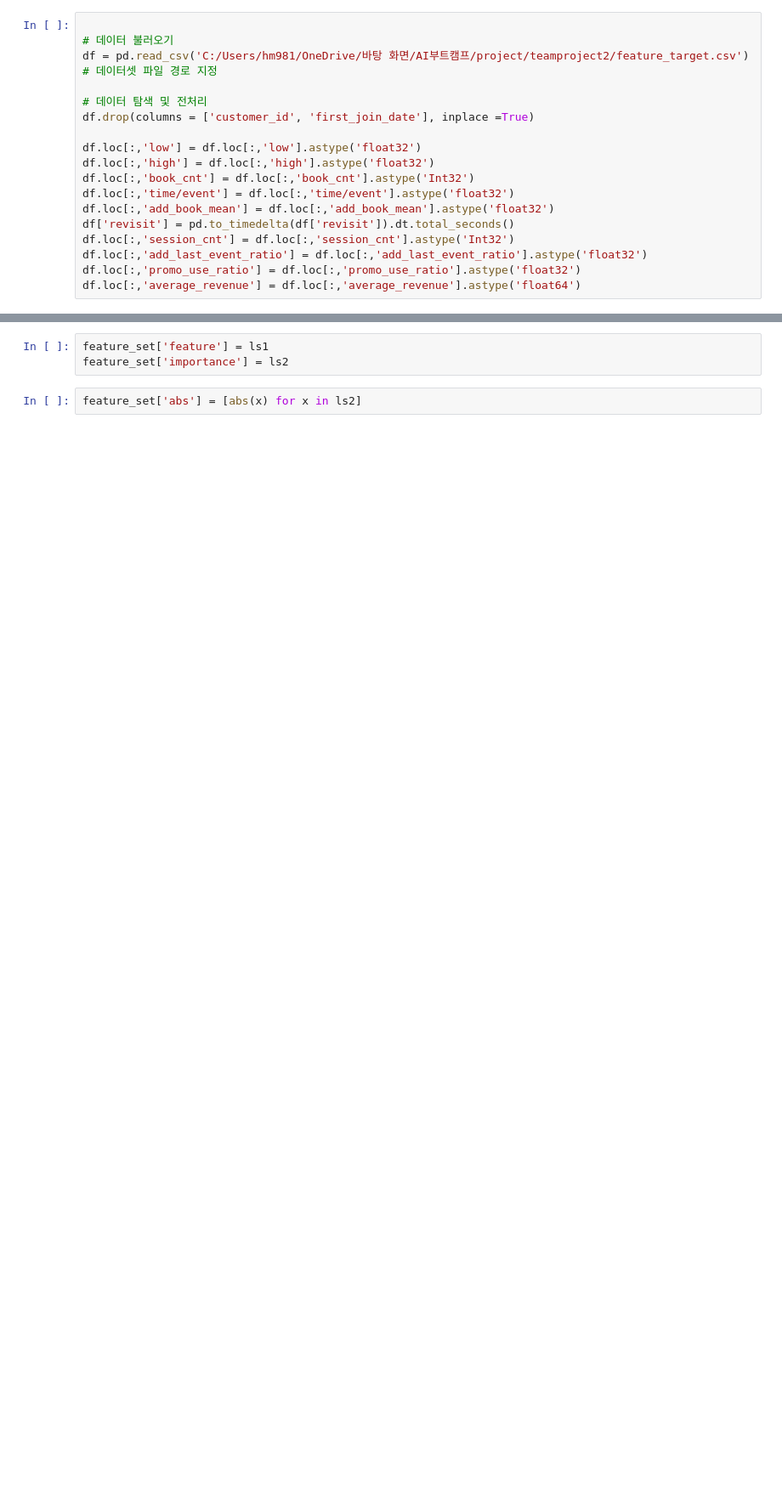
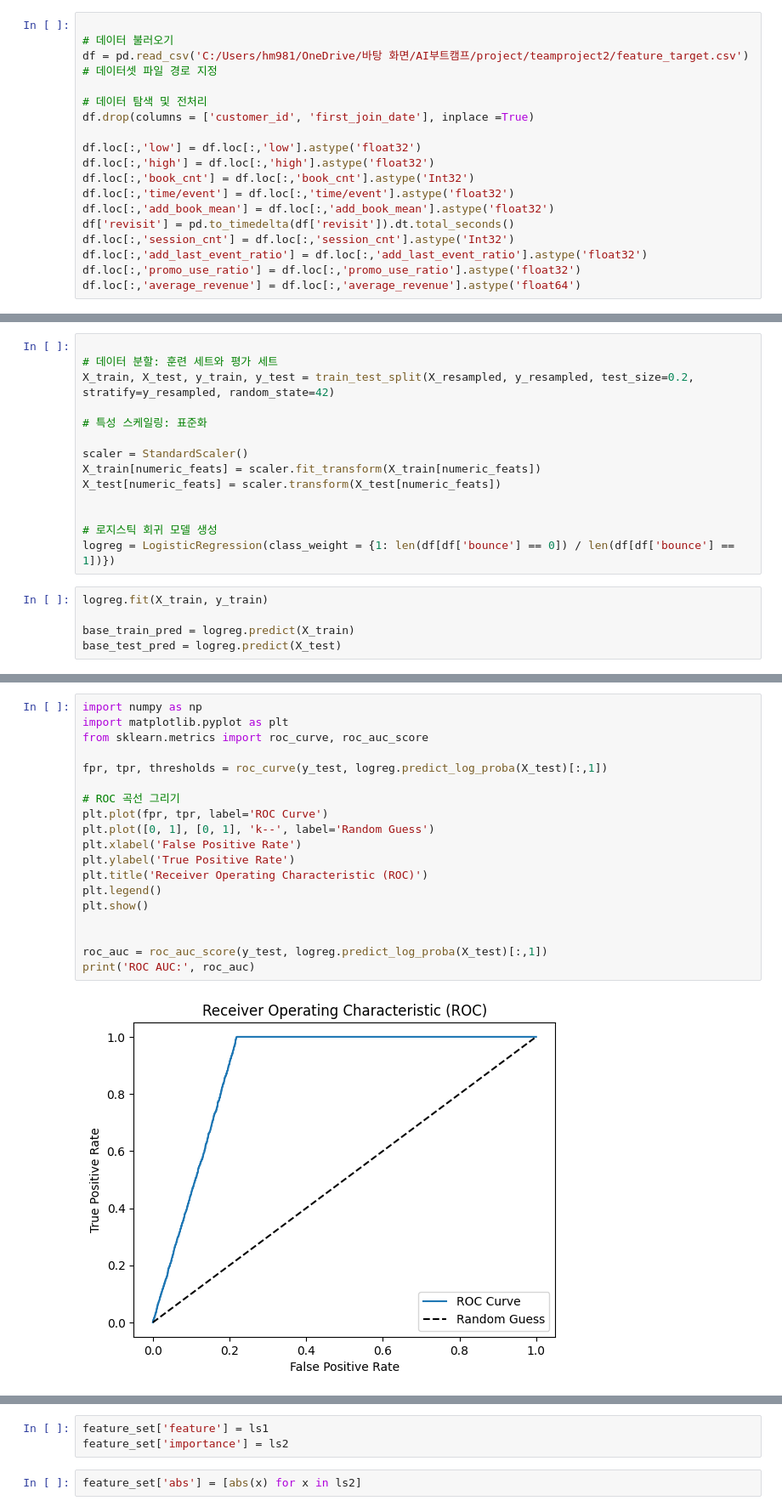
Before and after one commit to NARAEIM/tp2-da, a Jupyter notebook: logistic.ipynb, the cells around one changed output, grey strips where cells are left out. Shown at 85% size. Cells and saved outputs as stored; diff of their text form; blank space fills up the shorter version.

```diff
--- a/logistic.ipynb
+++ b/logistic.ipynb
@@ -87,0 +110,19 @@ Name: proportion, dtype: float64
+# %%
+
+# 데이터 분할: 훈련 세트와 평가 세트
+X_train, X_test, y_train, y_test = train_test_split(X_resampled, y_resampled, test_size=0.2, stratify=y_resampled, random_state=42)
+
+# 특성 스케일링: 표준화
+
+scaler = StandardScaler()
+X_train[numeric_feats] = scaler.fit_transform(X_train[numeric_feats])
+X_test[numeric_feats] = scaler.transform(X_test[numeric_feats])
+
+
+# 로지스틱 회귀 모델 생성
+logreg = LogisticRegression(class_weight = {1: len(df[df['bounce'] == 0]) / len(df[df['bounce'] == 1])})
+# %%
+logreg.fit(X_train, y_train)
+
+base_train_pred = logreg.predict(X_train)
+base_test_pred = logreg.predict(X_test)
@@ -87,0 +158,21 @@ Name: proportion, dtype: float64
+# %%
+import numpy as np
+import matplotlib.pyplot as plt
+from sklearn.metrics import roc_curve, roc_auc_score
+
+fpr, tpr, thresholds = roc_curve(y_test, logreg.predict_log_proba(X_test)[:,1])
+
+# ROC 곡선 그리기
+plt.plot(fpr, tpr, label='ROC Curve')
+plt.plot([0, 1], [0, 1], 'k--', label='Random Guess')
+plt.xlabel('False Positive Rate')
+plt.ylabel('True Positive Rate')
+plt.title('Receiver Operating Characteristic (ROC)')
+plt.legend()
+plt.show()
+
+
+roc_auc = roc_auc_score(y_test, logreg.predict_log_proba(X_test)[:,1])
+print('ROC AUC:', roc_auc)
+# %% [output]
+[figure, added]
```
Also changed, not shown: parts of 25 cells of this notebook.
